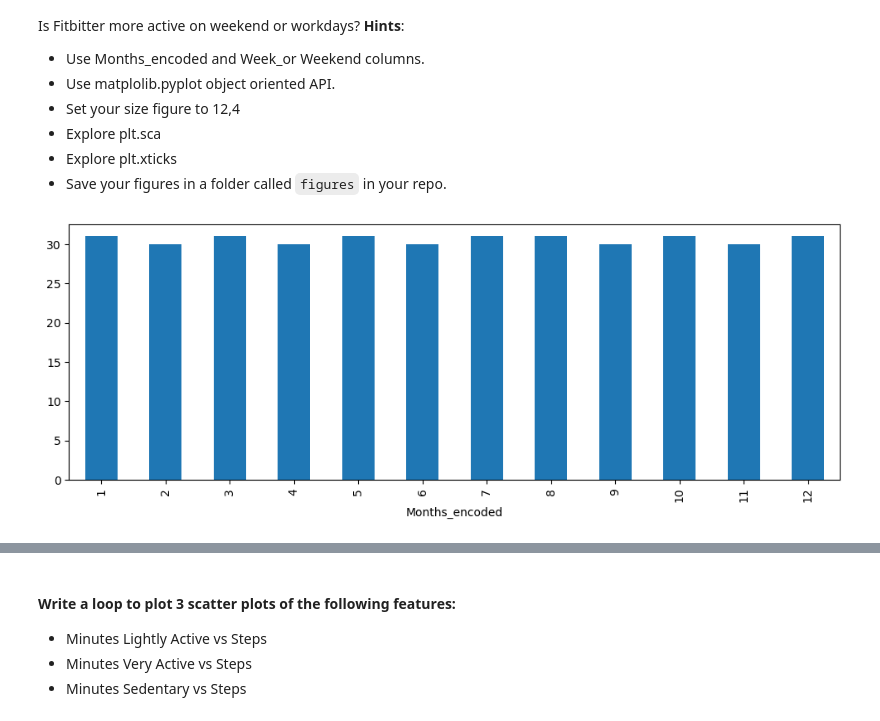
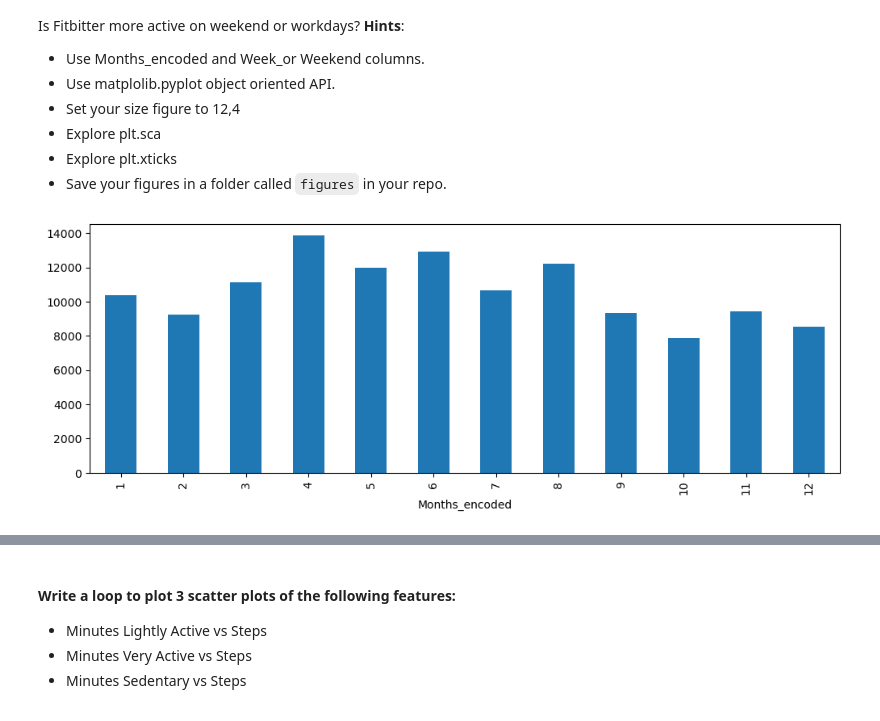
Before and after one commit to Ironhack-Data-Madrid-Octubre-2023/5.2-lab_matplotlib_seaborn, a Jupyter notebook: your-code/main.ipynb, the cells around one changed output, grey strips where cells are left out. Saved outputs shown, nothing was run; the diff lists cells and outputs as text; code cells hidden in the pictures.

```diff
--- a/your-code/main.ipynb
+++ b/your-code/main.ipynb
@@ -45,6 +45,8 @@ plt.rcParams['figure.figsize'] = (12, 4)
 %matplotlib inline
 # %%
 # AVERAGE STEPS BY MONTH_ENCODED
-fitbit.groupby('Months_encoded').count().Steps.plot(kind='bar');
+fitbit.groupby('Months_encoded').median().Steps.plot(kind='bar')
+
+plt.savefig('../img/avg_stps_month.png');
 # %% [output]
-[figure, old version]
+[figure, new version]
```
Also changed, not shown: parts of 3 cells of this notebook, 2 other files.
